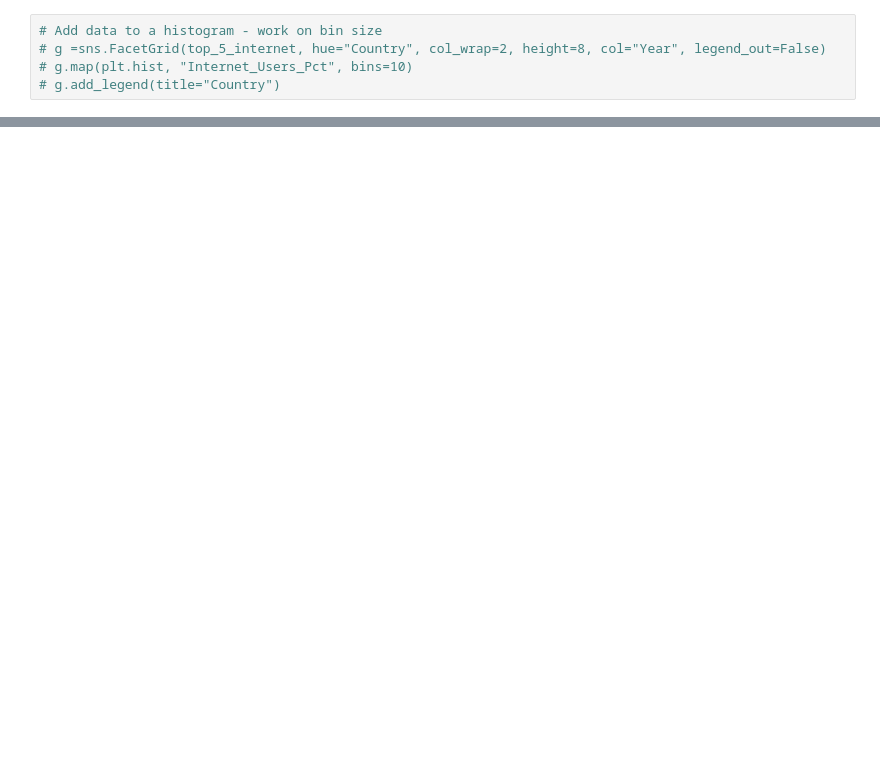
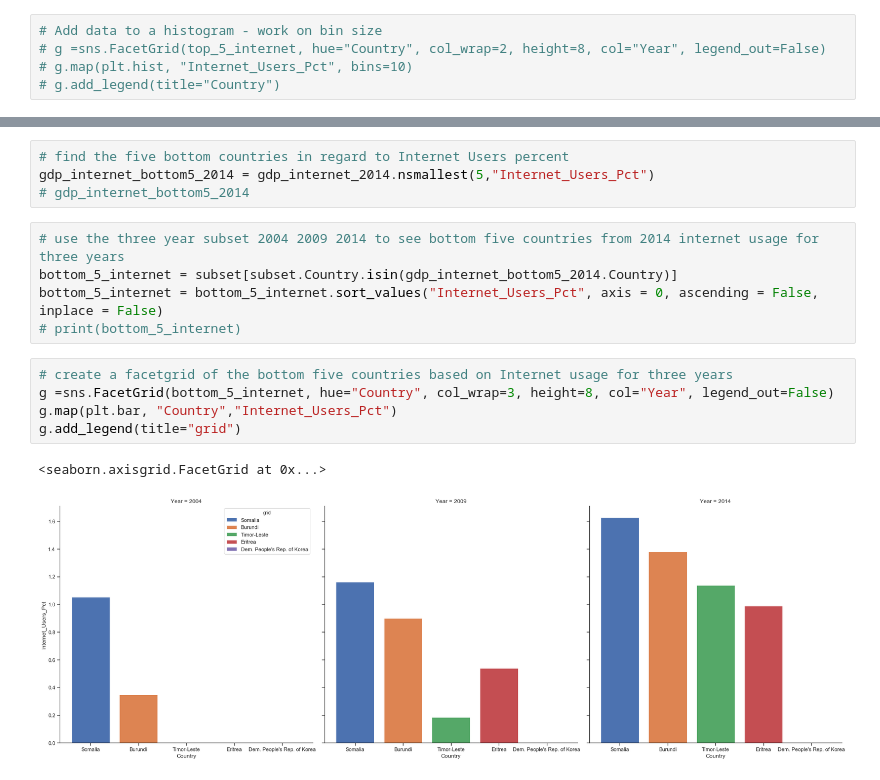
Before and after one commit to annrinTN/gdp-and-internet-usage-annrinTN, a Jupyter notebook: notebooks/GDP_and_Internet_data.ipynb, the cells around one changed output, grey strips where cells are left out. Cells and saved outputs as stored; diff of their text form; blank space fills up the shorter version.

```diff
--- a/notebooks/GDP_and_Internet_data.ipynb
+++ b/notebooks/GDP_and_Internet_data.ipynb
@@ -404,0 +408,17 @@ Repeat the steps above to look at the trend for the 5 countries with the lowest
+# %%
+# find the five bottom countries in regard to Internet Users percent
+gdp_internet_bottom5_2014 = gdp_internet_2014.nsmallest(5,"Internet_Users_Pct")
+# gdp_internet_bottom5_2014
+# %%
+# use the three year subset 2004 2009 2014 to see bottom five countries from 2014 internet usage for three years
+bottom_5_internet = subset[subset.Country.isin(gdp_internet_bottom5_2014.Country)]
+bottom_5_internet = bottom_5_internet.sort_values("Internet_Users_Pct", axis = 0, ascending = False, inplace = False)
+# print(bottom_5_internet)
+# %%
+# create a facetgrid of the bottom five countries based on Internet usage for three years
+g =sns.FacetGrid(bottom_5_internet, hue="Country", col_wrap=3, height=8, col="Year", legend_out=False)
+g.map(plt.bar, "Country","Internet_Users_Pct")
+g.add_legend(title="grid")
+# %% [output]
+<seaborn.axisgrid.FacetGrid at 0x...>
+[figure, added]
```
Also changed, not shown: parts of 9 cells of this notebook.
